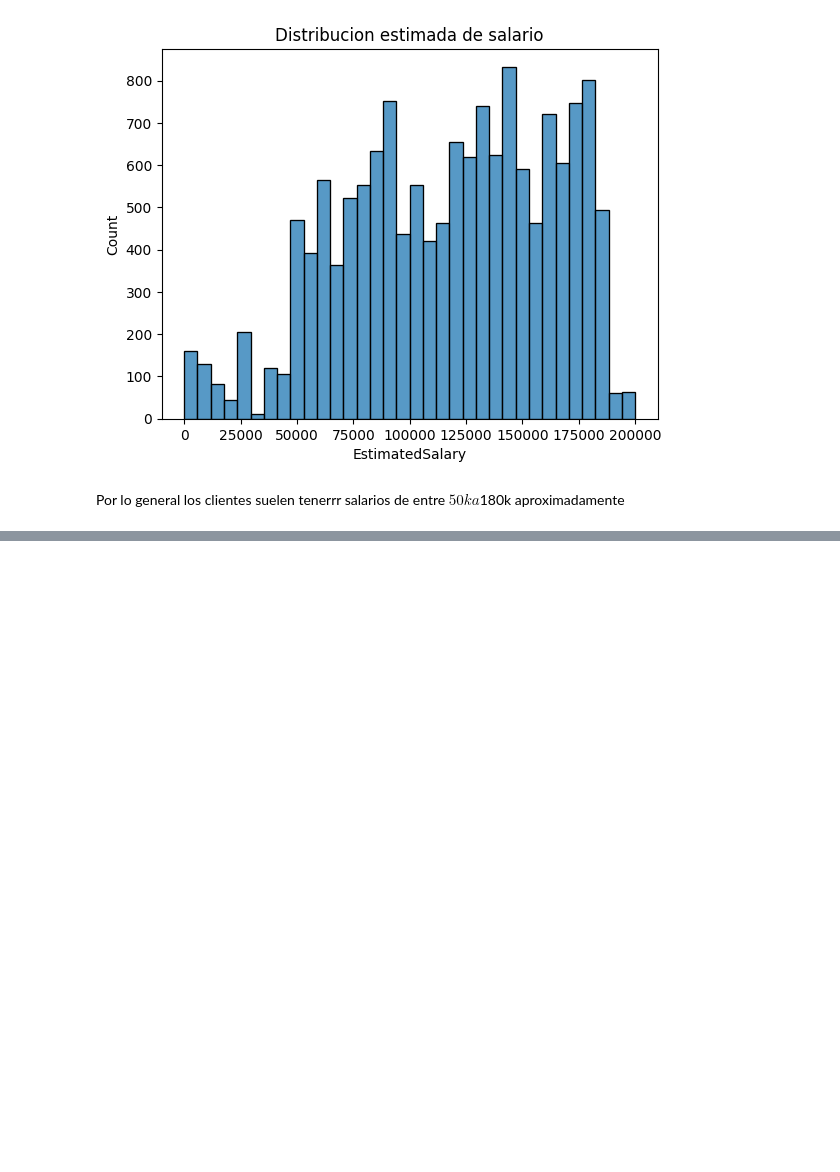
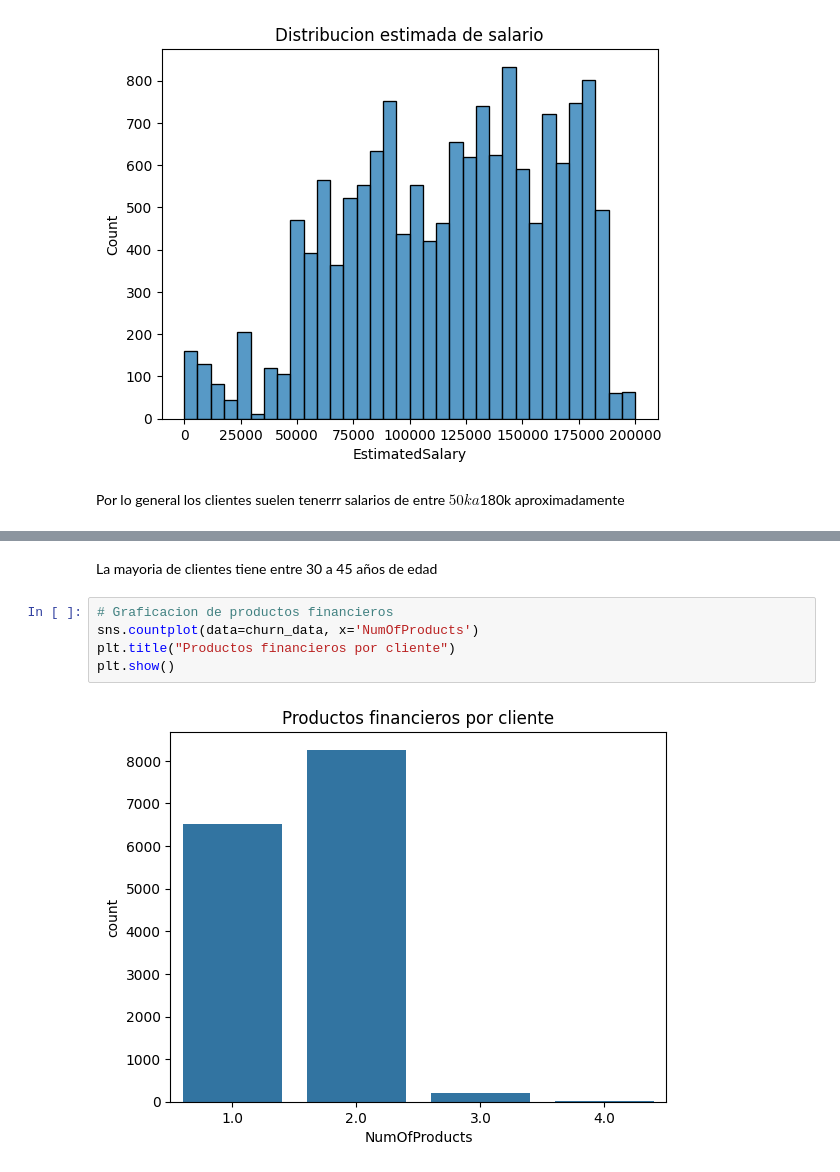
Before and after one commit to AidamZzzZ/customer-churn-prediction, a Jupyter notebook: notebooks/analisis.ipynb, the cells around one changed output, grey strips where cells are left out. Saved outputs shown, nothing was run; the diff lists cells and outputs as text; blank space fills up the shorter version.

```diff
--- a/notebooks/analisis.ipynb
+++ b/notebooks/analisis.ipynb
@@ -107,0 +127,9 @@ Por lo general los clientes suelen tenerrr salarios de entre $50k a $180k aproxi
+# %% [markdown]
+La mayoria de clientes tiene entre 30 a 45 años de edad
+# %%
+# Graficacion de productos financieros
+sns.countplot(data=churn_data, x='NumOfProducts')
+plt.title("Productos financieros por cliente")
+plt.show()
+# %% [output]
+[figure, added]
```
Also changed, not shown: parts of 21 cells of this notebook, 2 other files.
